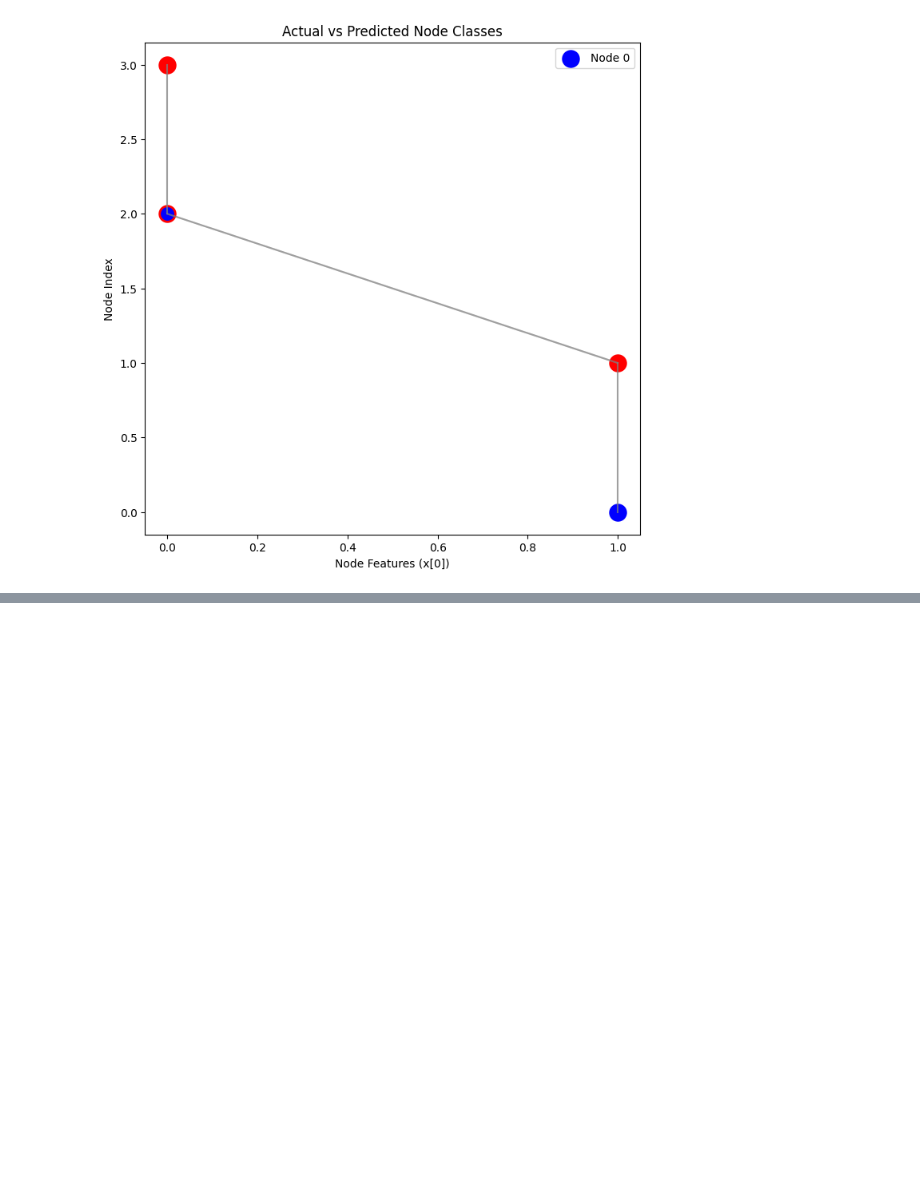
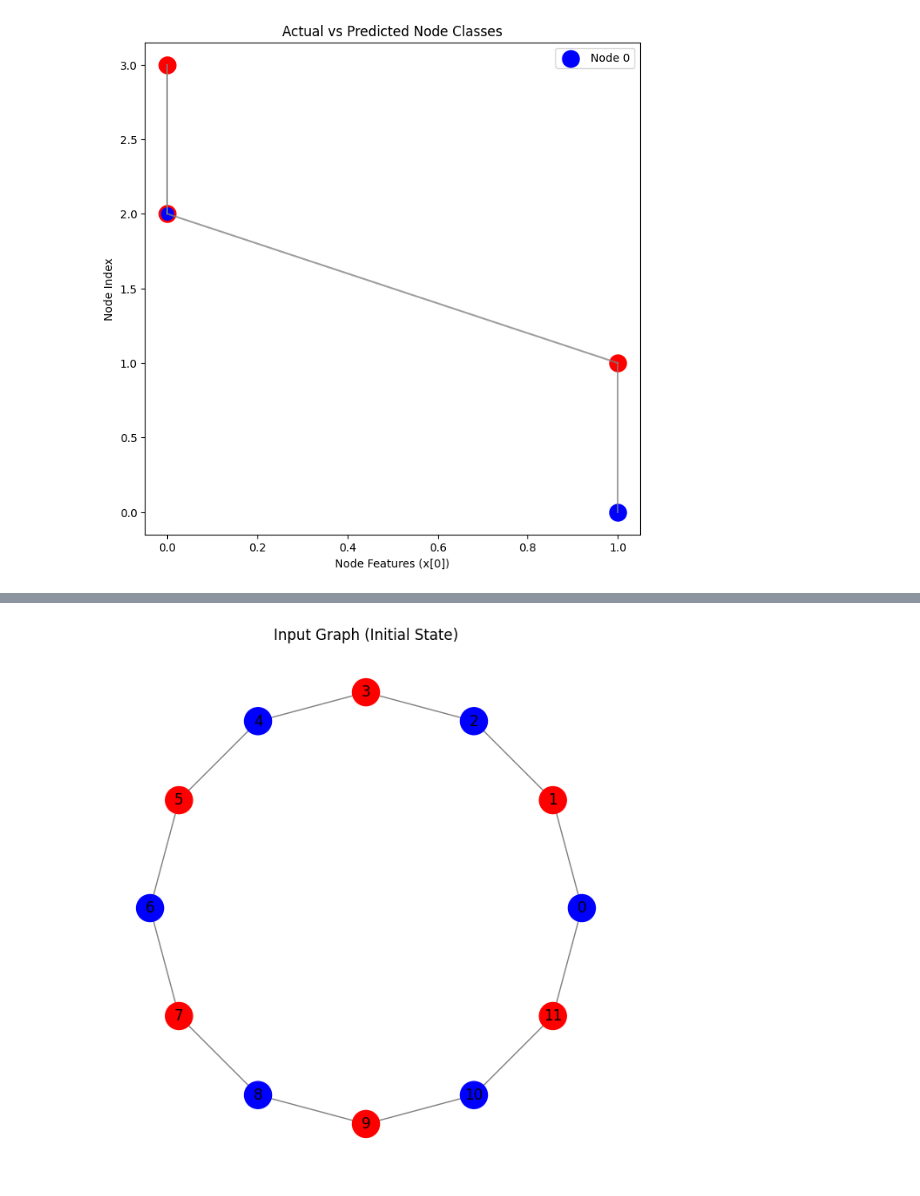
Before and after one commit to FarhanaSuci/IML_Lab, a Jupyter notebook: GrapNeural.ipynb, the cells around one changed output, grey strips where cells are left out. Saved outputs shown, nothing was run; the diff lists cells and outputs as text; code cells hidden in the pictures; blank space fills up the shorter version.

Commit message:
Graph Neural network Updated

```diff
--- a/GrapNeural.ipynb
+++ b/GrapNeural.ipynb
@@ -132,0 +331,84 @@ Accuracy: 75.00%
+# %%
+import torch
+import torch.nn as nn
+import torch.nn.functional as F
+from torch_geometric.data import Data
+from torch_geometric.nn import GCNConv
+import matplotlib.pyplot as plt
+import networkx as nx
+
+# Step 1: Create a circular graph with 12 nodes
+num_nodes = 12
+edge_index = torch.tensor(
+    [[i, (i + 1) % num_nodes] for i in range(num_nodes)] + [[(i + 1) % num_nodes, i] for i in range(num_nodes)],
+    dtype=torch.long
+).T
+
+# Node features (12 nodes, 1 feature each)
+x = torch.ones((num_nodes, 1), dtype=torch.float)
+
+# Labels for nodes (binary classification, alternating labels)
+y = torch.tensor([i % 2 for i in range(num_nodes)], dtype=torch.long)
+
+# Create a PyTorch Geometric Data object
+data = Data(x=x, edge_index=edge_index, y=y)
+
+# Step 2: Define the GCN Model
+class GCN(nn.Module):
+    def __init__(self, in_channels, out_channels):
+        super(GCN, self).__init__()
+        self.conv1 = GCNConv(in_channels, 16)
+        self.conv2 = GCNConv(16, out_channels)
+
+    def forward(self, data):
+        x = F.relu(self.conv1(data.x, data.edge_index))
+        x = self.conv2(x, data.edge_index)
+        return x
+
+# Step 3: Instantiate the model, define loss and optimizer
+model = GCN(in_channels=1, out_channels=2)
+optimizer = torch.optim.Adam(model.parameters(), lr=0.01)
+criterion = torch.nn.CrossEntropyLoss()
+
+# Step 4: Training the model
+def train(model, data, optimizer, criterion, epochs=1000):
+    model.train()
+    for epoch in range(epochs):
+        optimizer.zero_grad()
+        out = model(data)
+        loss = criterion(out, data.y)
+        loss.backward()
+        optimizer.step()
+        if epoch % 50 == 0:
+            print(f"Epoch {epoch+1}/{epochs}, Loss: {loss.item():.4f}")
+
+# Function to visualize the circular graph
+def visualize_graph(data, title, labels=None, predictions=None):
+    G = nx.Graph()
+    G.add_edges_from(data.edge_index.t().tolist())
+    pos = nx.circular_layout(G)
+
+    plt.figure(figsize=(6, 6))
+    node_colors = ["r" if (predictions[i] if predictions is not None else labels[i]) == 1 else "b" for i in range(data.num_nodes)]
+    nx.draw(G, pos, with_labels=True, node_color=node_colors, edge_color="gray", node_size=500)
+    plt.title(title)
+    plt.show()
+
+# Visualize the graph before training
+visualize_graph(data, "Input Graph (Initial State)", labels=data.y)
+
+# Train the model
+train(model, data, optimizer, criterion)
+
+# Step 5: Evaluate the model
+model.eval()
+with torch.no_grad():
+    out = model(data)
+    _, pred = out.max(dim=1)
+    accuracy = (pred == data.y).sum().item() / data.num_nodes
+    print(f'Accuracy: {accuracy * 100:.2f}%')
+
+# Visualize the graph after training
+visualize_graph(data, "Graph After Training (Node Classification)", predictions=pred)
+# %% [output]
+[figure, added]
```
Also changed, not shown: parts of 4 cells of this notebook, 1 other file.
